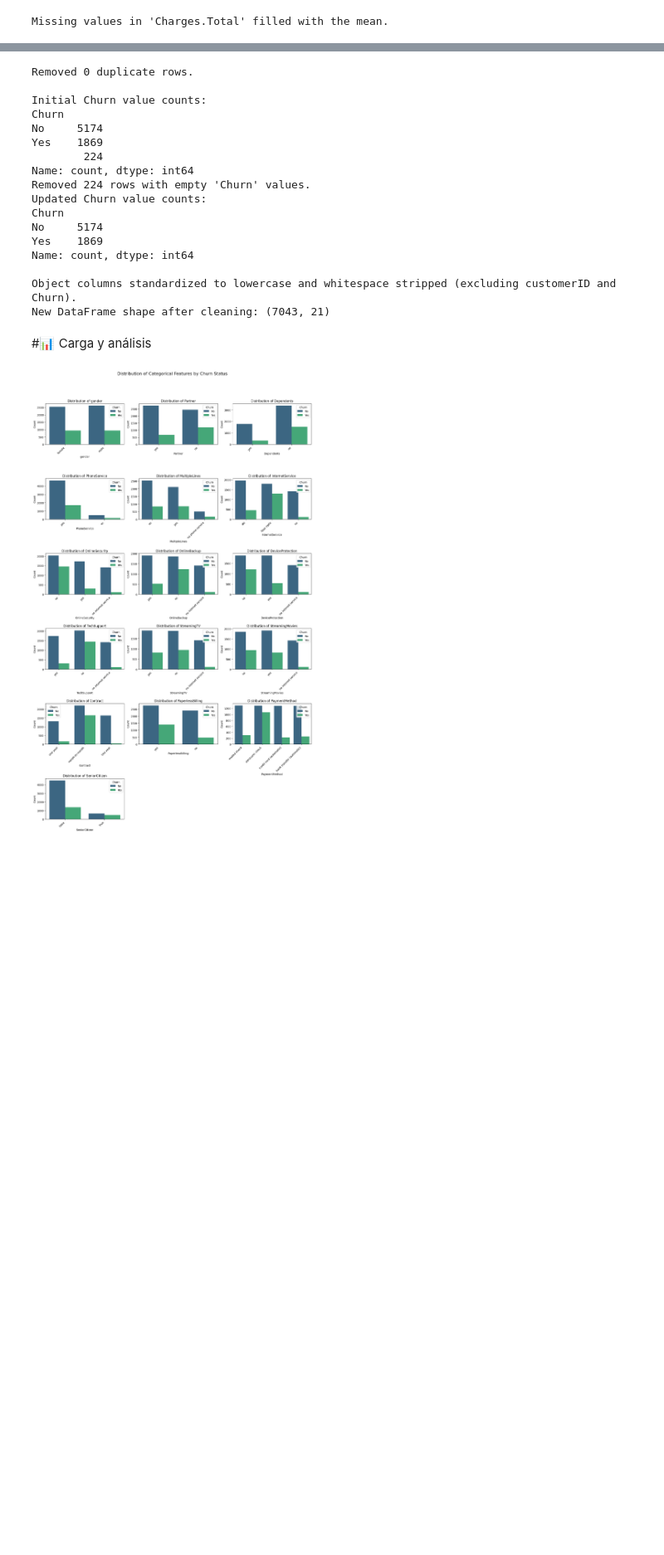
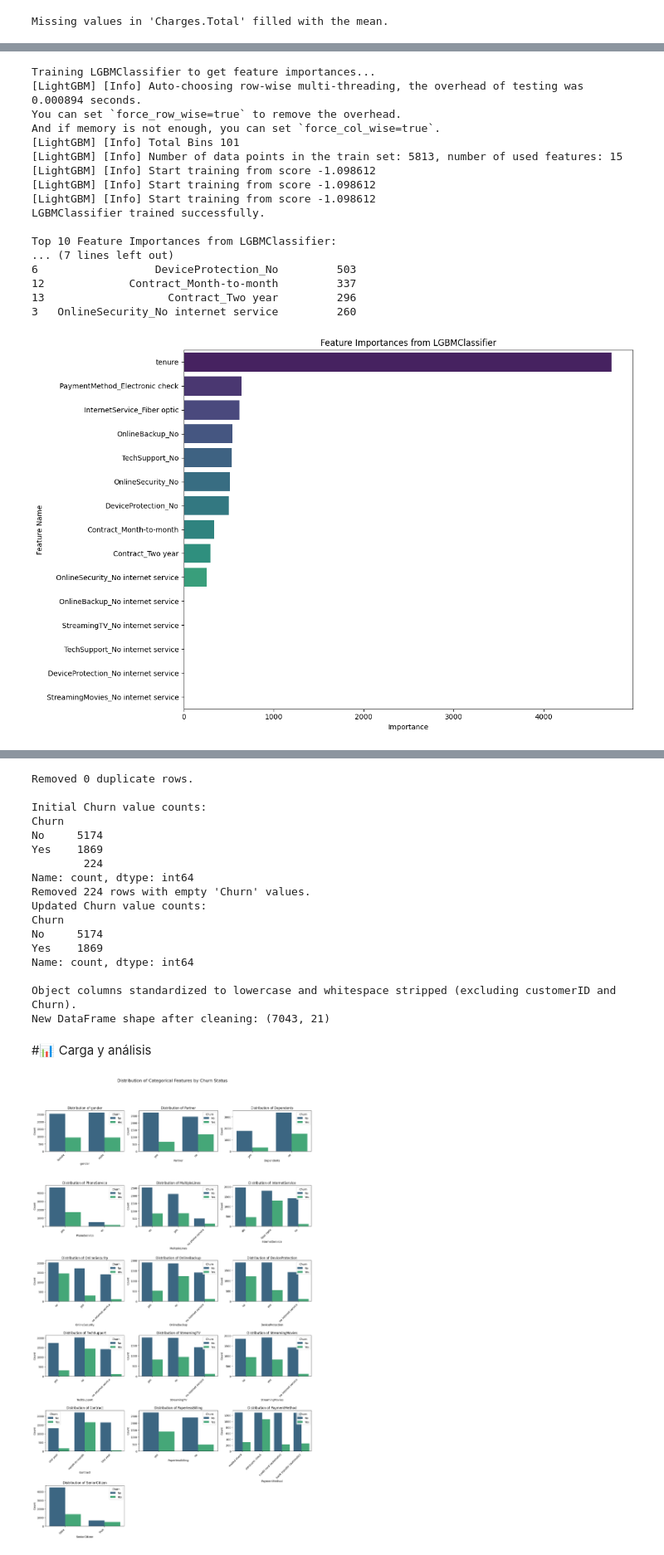
Before and after one commit to Coobaltoo13/challenge2-data-science-LATAM, a Jupyter notebook: TelecomX_LATAM.ipynb, the cells around one changed output, grey strips where cells are left out. Shown at 83% size. Saved outputs shown, nothing was run; the diff lists cells and outputs as text; code cells hidden in the pictures; blank space fills up the shorter version.

```diff
--- a/TelecomX_LATAM.ipynb
+++ b/TelecomX_LATAM.ipynb
@@ -420,0 +347,58 @@ Shape of X_selected (features after selection): (7043, 15)
+# %%
+from lightgbm import LGBMClassifier
+import pandas as pd
+import matplotlib.pyplot as plt
+import seaborn as sns
+
+print("Training LGBMClassifier to get feature importances...")
+
+# Initialize and train the LGBMClassifier
+# We'll use class_weight='balanced' here as well, similar to RandomForest
+lgbm_model = LGBMClassifier(class_weight='balanced', random_state=42)
+lgbm_model.fit(X_train, y_train)
+
+print("LGBMClassifier trained successfully.")
+
+# Get feature importances
+feature_importances_lgbm = lgbm_model.feature_importances_
+
+# Create a DataFrame to store feature names and their importances
+feature_importance_df_lgbm = pd.DataFrame({
+    'Feature': selected_feature_names,
+    'Importance': feature_importances_lgbm
+})
+
+# Sort the DataFrame by importance in descending order
+feature_importance_df_lgbm = feature_importance_df_lgbm.sort_values(by='Importance', ascending=False)
+
+# Display the top N most important features
+print("\nTop 10 Feature Importances from LGBMClassifier:")
+print(feature_importance_df_lgbm.head(10))
+
+# Visualize feature importances
+plt.figure(figsize=(12, 8))
+sns.barplot(x='Importance', y='Feature', data=feature_importance_df_lgbm, palette='viridis', hue='Feature', legend=False)
+plt.title('Feature Importances from LGBMClassifier')
+plt.xlabel('Importance')
+plt.ylabel('Feature Name')
+plt.tight_layout()
+plt.show()
+# %% [output]
+Training LGBMClassifier to get feature importances...
+[LightGBM] [Info] Auto-choosing row-wise multi-threading, the overhead of testing was 0.000894 seconds.
+You can set `force_row_wise=true` to remove the overhead.
+And if memory is not enough, you can set `force_col_wise=true`.
+[LightGBM] [Info] Total Bins 101
+[LightGBM] [Info] Number of data points in the train set: 5813, number of used features: 15
+[LightGBM] [Info] Start training from score -1.098612
+[LightGBM] [Info] Start training from score -1.098612
+[LightGBM] [Info] Start training from score -1.098612
+LGBMClassifier trained successfully.
+
+Top 10 Feature Importances from LGBMClassifier:
+... (7 lines left out)
+6                  DeviceProtection_No         503
+12             Contract_Month-to-month         337
+13                   Contract_Two year         296
+3   OnlineSecurity_No internet service         260
+[figure, added]
```
Also changed, not shown: parts of 18 cells of this notebook.
